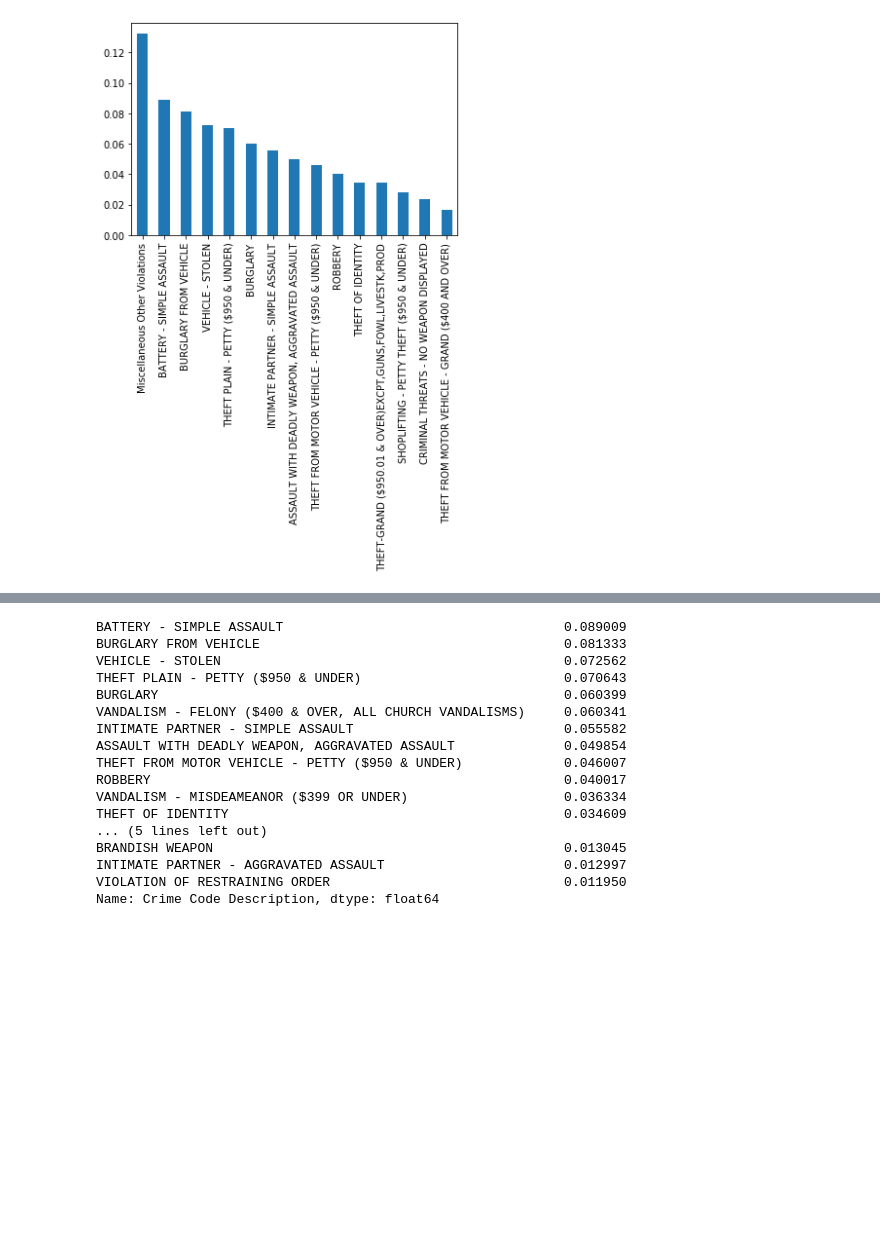
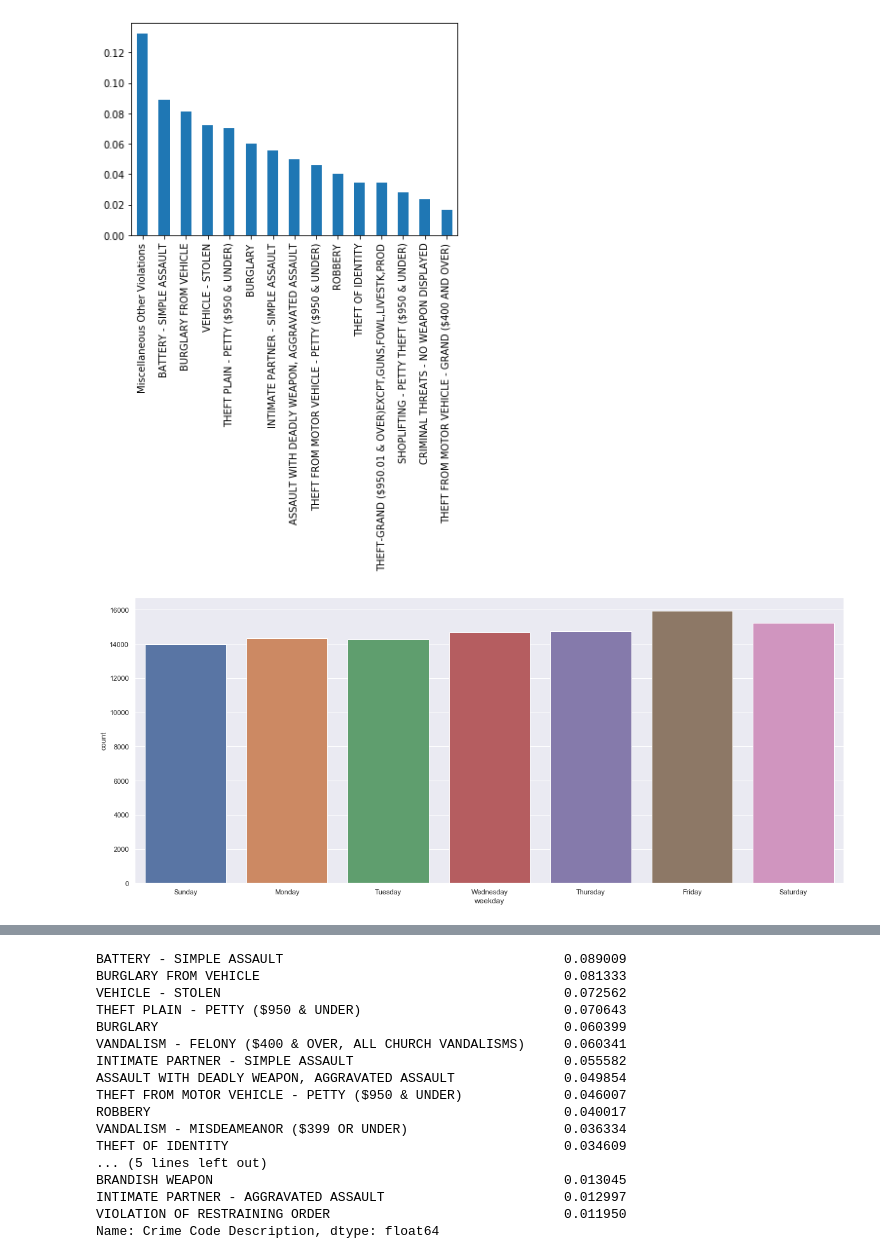
Before and after one commit to abreulastra/crime_analysis, a Jupyter notebook: crime_patterns_LA.ipynb, the cells around one changed output, grey strips where cells are left out. Drawn from its saved outputs; the diff is of its cells as text; code cells hidden in the pictures; blank space fills up the shorter version.

Commit message:
Added some graphs with seasonality of crime

```diff
--- a/crime_patterns_LA.ipynb
+++ b/crime_patterns_LA.ipynb
@@ -11,6 +11,8 @@ To understand the crime landscape in LA by answering the following questions.
 import pandas as pd
 from help_functions import *
 import matplotlib.pyplot as plt
+import seaborn as sns
+sns.set(style="darkgrid")
 # %%
 # Loading csv files into dataframes
 path = 'los-angeles-crime-arrest-data/'
@@ -43,3 +45,8 @@ most_frequent_crimes.plot.bar();
 # Preparing date variables to be able to compare accross databases
 cri = prepare_data(cri)
 arr = prepare_data(arr)
+# %%
+sns.set(rc={'figure.figsize':(20,8.27)})
+ax = sns.countplot(x="weekday", data=cri, order=['Sunday','Monday','Tuesday','Wednesday','Thursday','Friday','Saturday'])
+# %% [output]
+[figure, added]
```
Also changed, not shown: parts of 5 cells of this notebook.
